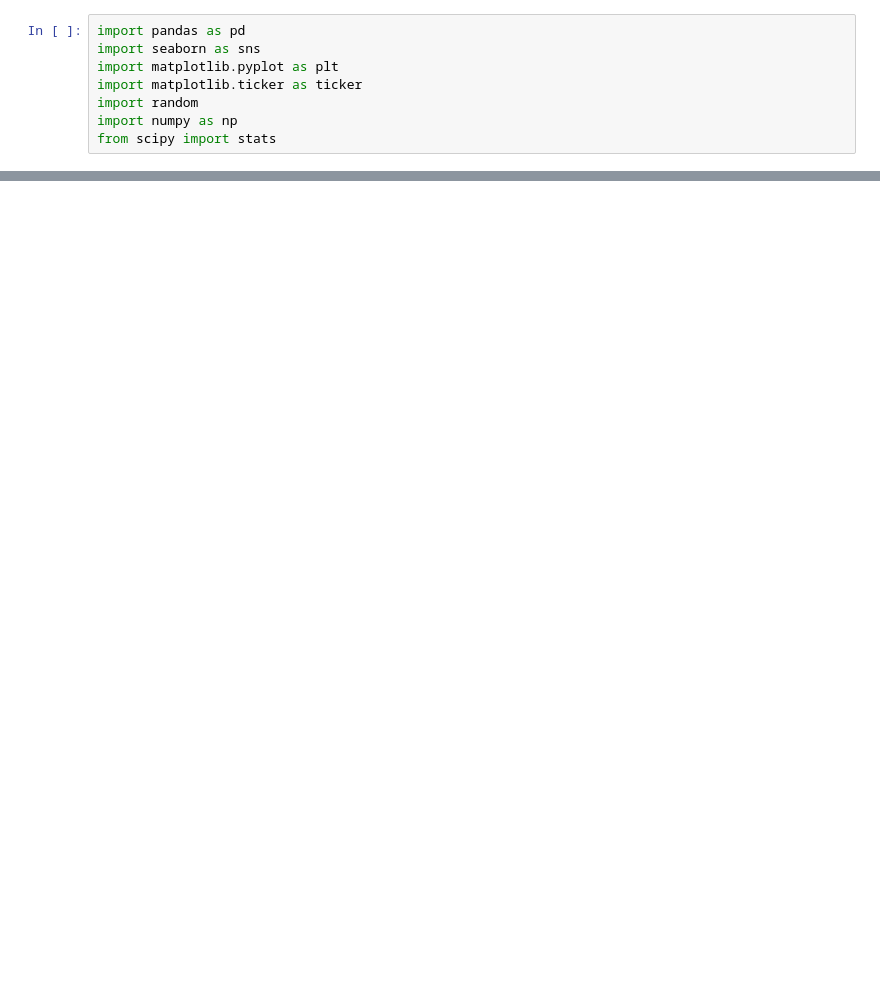
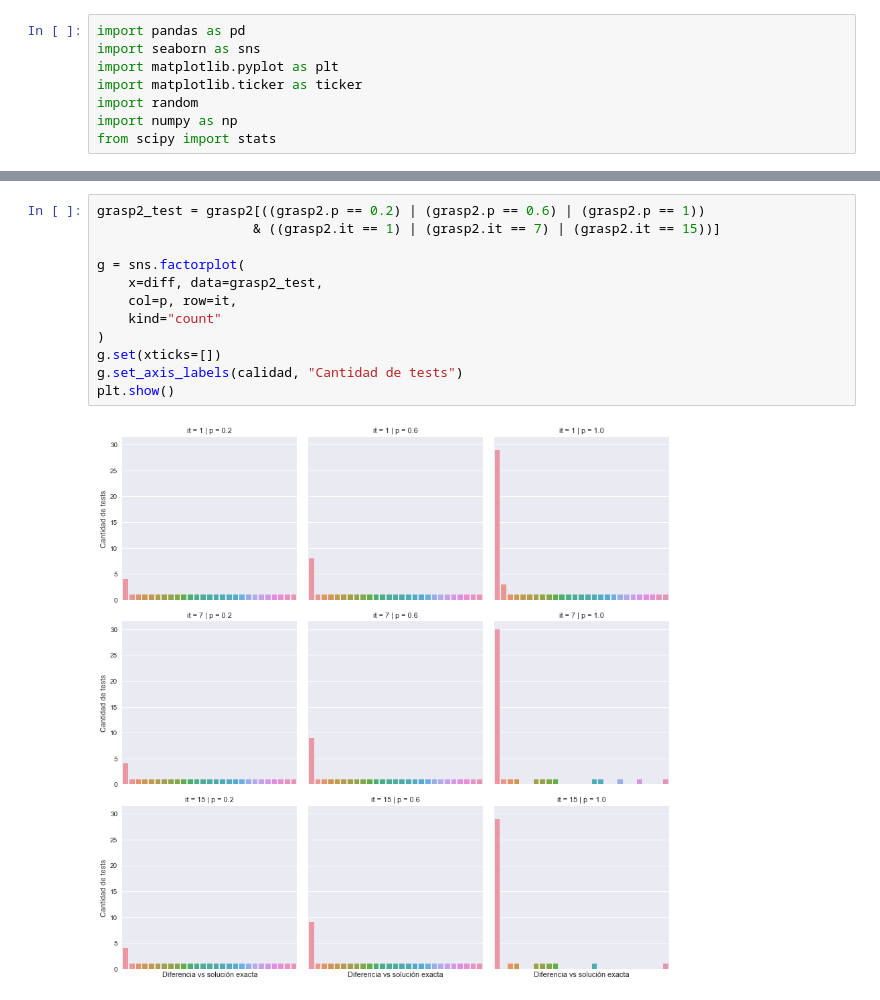
Before and after one commit to ZebaSz/algo3-tp3, a Jupyter notebook: informe/data/pathological/Pathological.ipynb, the cells around one changed output, grey strips where cells are left out. Cells and saved outputs as stored; diff of their text form; blank space fills up the shorter version.

```diff
--- a/informe/data/pathological/Pathological.ipynb
+++ b/informe/data/pathological/Pathological.ipynb
@@ -112,0 +118,14 @@ Porcentaje de error: 73.53%
+# %%
+grasp2_test = grasp2[((grasp2.p == 0.2) | (grasp2.p == 0.6) | (grasp2.p == 1))
+                    & ((grasp2.it == 1) | (grasp2.it == 7) | (grasp2.it == 15))]
+
+g = sns.factorplot(
+    x=diff, data=grasp2_test,
+    col=p, row=it,
+    kind="count"
+)
+g.set(xticks=[])
+g.set_axis_labels(calidad, "Cantidad de tests")
+plt.show()
+# %% [output]
+[figure, added]
```
Also changed, not shown: parts of 9 cells of this notebook, 13 other files.
